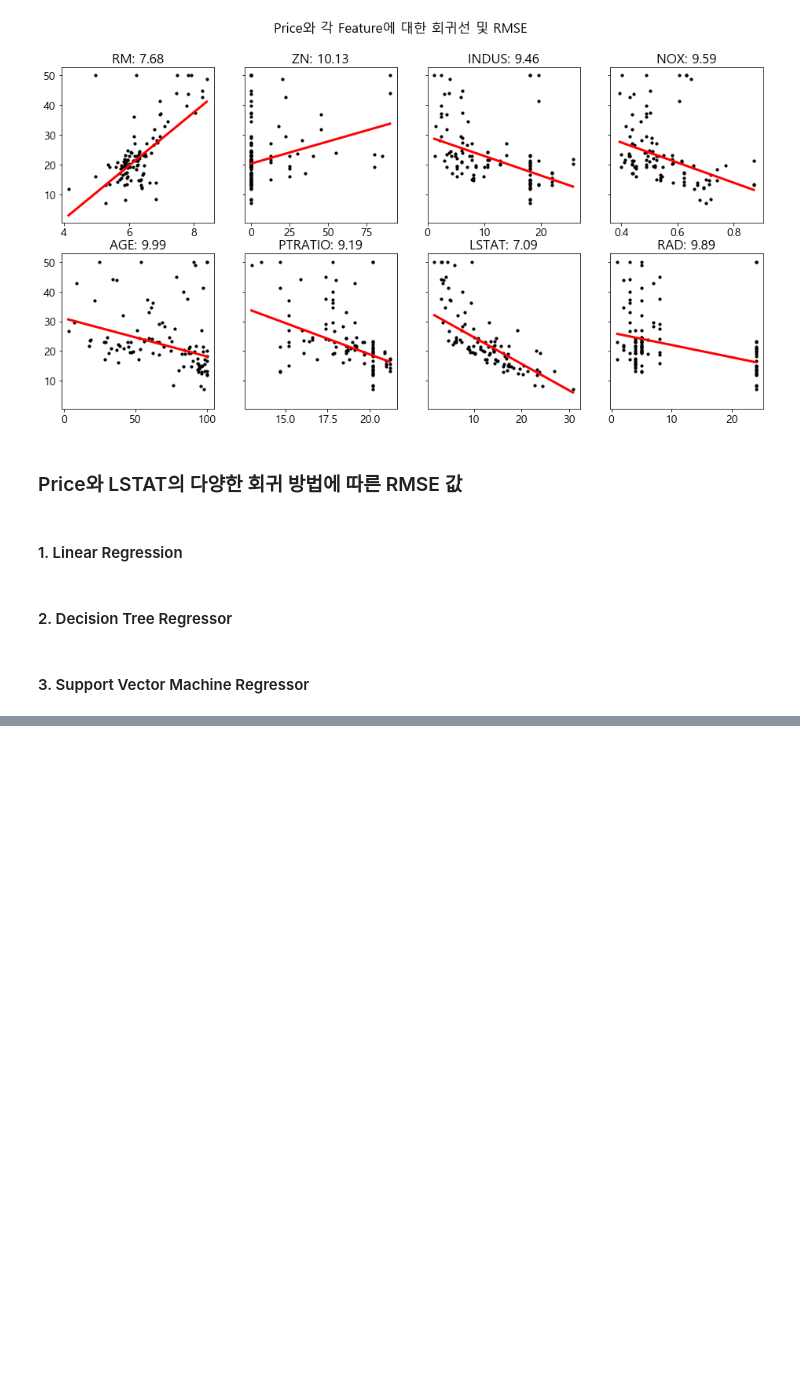
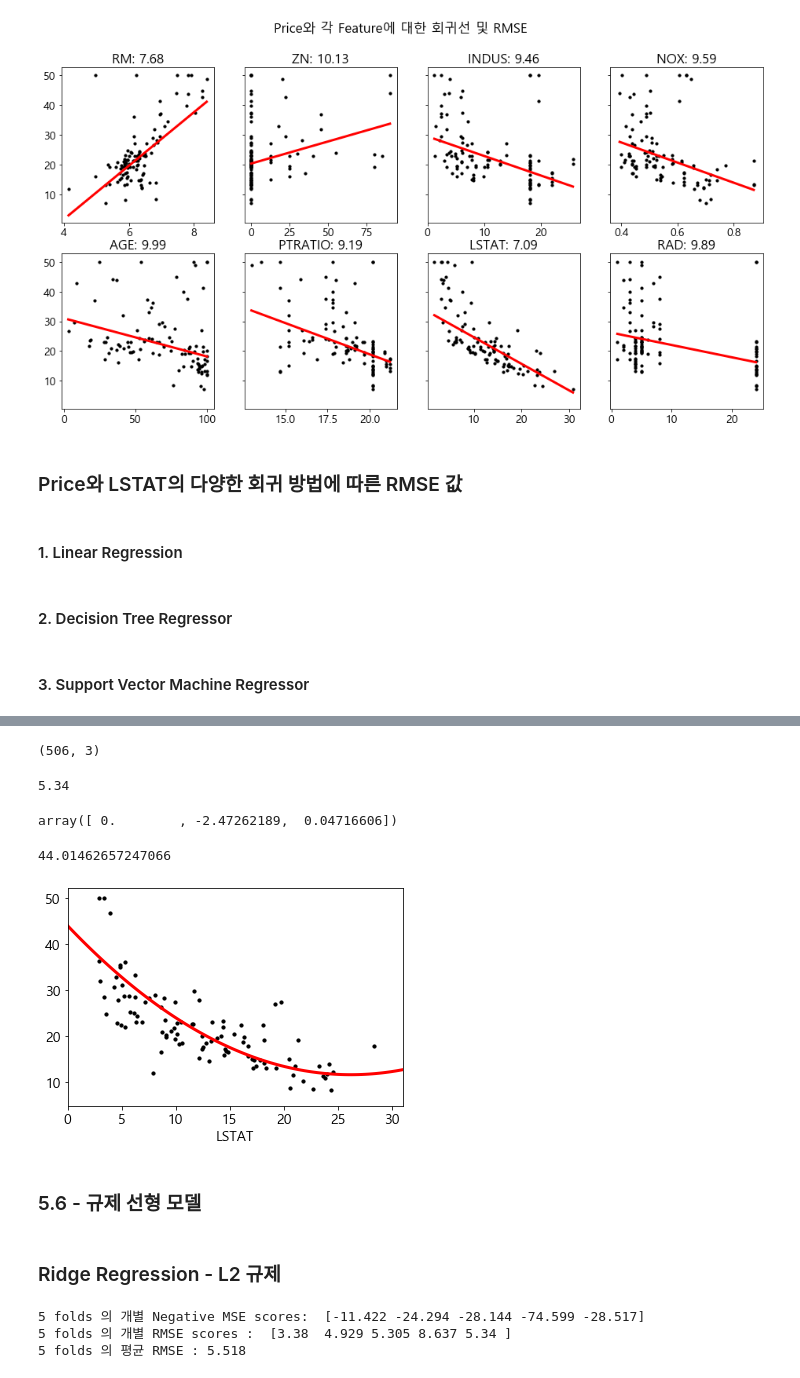
Before and after one commit to ckiekim/Machine-Learning, a Jupyter notebook: ch5-regression.ipynb, the cells around one changed output, grey strips where cells are left out. Drawn from its saved outputs; the diff is of its cells as text; code cells hidden in the pictures; blank space fills up the shorter version.

```diff
--- a/ch5-regression.ipynb
+++ b/ch5-regression.ipynb
@@ -218,0 +279,62 @@ print(rmse_lr, rmse_dtr, rmse_svr)
+# %%
+from sklearn.preprocessing import PolynomialFeatures
+poly = PolynomialFeatures(degree=2)
+X = bostonDF['LSTAT']
+Y = boston.target
+pf = poly.fit_transform(X.values.reshape(-1,1))
+# %%
+pf.shape
+# %% [output]
+(506, 3)
+# %%
+x_train, x_test, y_train, y_test = \
+    train_test_split(X, Y, test_size=0.2, random_state=2019)
+pf_train = poly.fit_transform(x_train.values.reshape(-1,1))
+pf_test = poly.fit_transform(x_test.values.reshape(-1,1))
+# %%
+lr = LinearRegression()
+lr.fit(pf_train, y_train)
+y_pred = lr.predict(pf_test)
+rmse = np.round(np.sqrt(mean_squared_error(y_test, y_pred)), 2)
+rmse
+# %% [output]
+5.34
+# %%
+lr.coef_
+# %% [output]
+array([ 0.        , -2.47262189,  0.04716606])
+# %%
+lr.intercept_
+# %% [output]
+44.01462657247066
+# %%
+xs = np.linspace(0, 31, 100)
+line_x = poly.fit_transform(xs.reshape(-1,1))
+line_y = lr.predict(line_x)
+plt.scatter(x_test, y_test, s=10, c='black')
+plt.plot(xs, line_y, c='red', lw=3)
+plt.xlim(0, 31)
+plt.xlabel('LSTAT')
+plt.show()
+# %% [output]
+[figure, added]
+# %% [markdown]
+### 5.6 - 규제 선형 모델
+# %% [markdown]
+### Ridge Regression - L2 규제
+# %%
+# 앞의 LinearRegression예제에서 분할한 feature 데이터 셋인 X_data과 Target 데이터 셋인 Y_target 데이터셋을 그대로 이용
+from sklearn.linear_model import Ridge
+
+ridge = Ridge(alpha = 10)
+neg_mse_scores = cross_val_score(ridge, X_data, y_target,
+                                 scoring="neg_mean_squared_error", cv=5)
+rmse_scores = np.sqrt(-1 * neg_mse_scores)
+avg_rmse = np.mean(rmse_scores)
+print('5 folds 의 개별 Negative MSE scores: ', np.round(neg_mse_scores, 3))
+print('5 folds 의 개별 RMSE scores : ', np.round(rmse_scores,3))
+print('5 folds 의 평균 RMSE : {0:.3f} '.format(avg_rmse))
+# %% [output]
+5 folds 의 개별 Negative MSE scores:  [-11.422 -24.294 -28.144 -74.599 -28.517]
+5 folds 의 개별 RMSE scores :  [3.38  4.929 5.305 8.637 5.34 ]
+5 folds 의 평균 RMSE : 5.518
```
Also changed, not shown: parts of 39 cells of this notebook, 1 other file.
